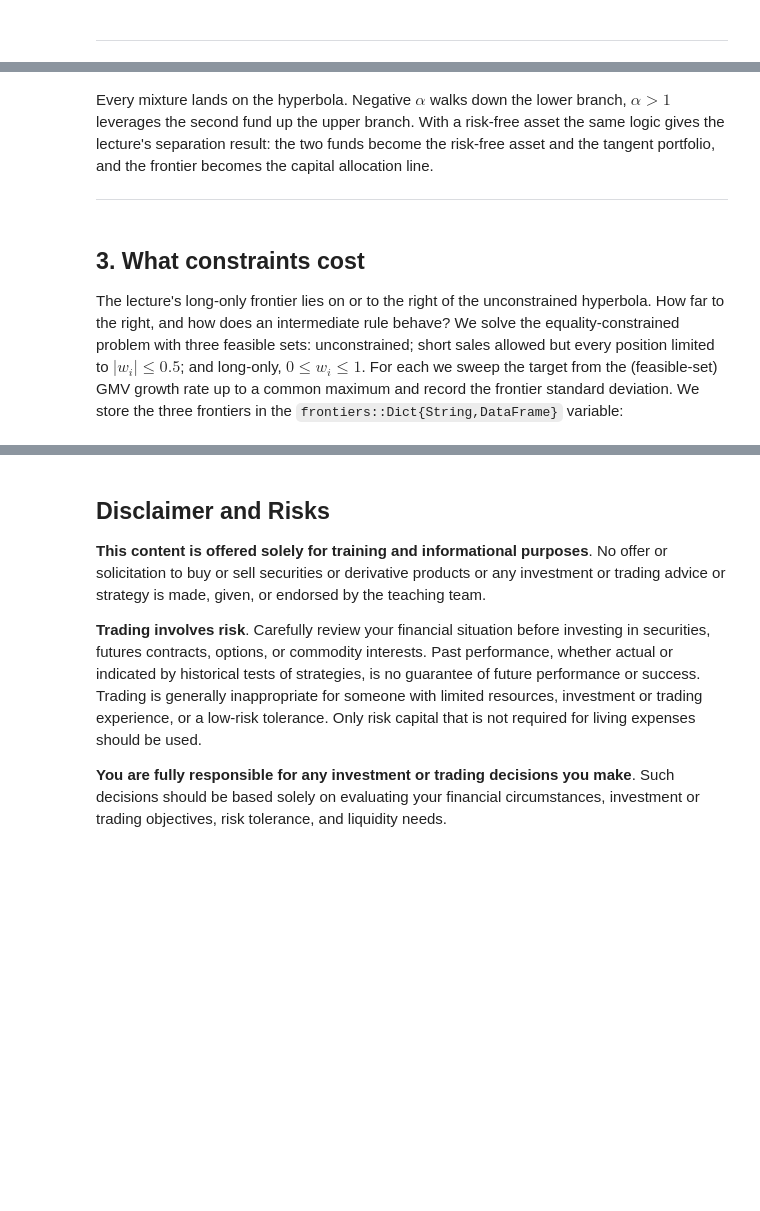
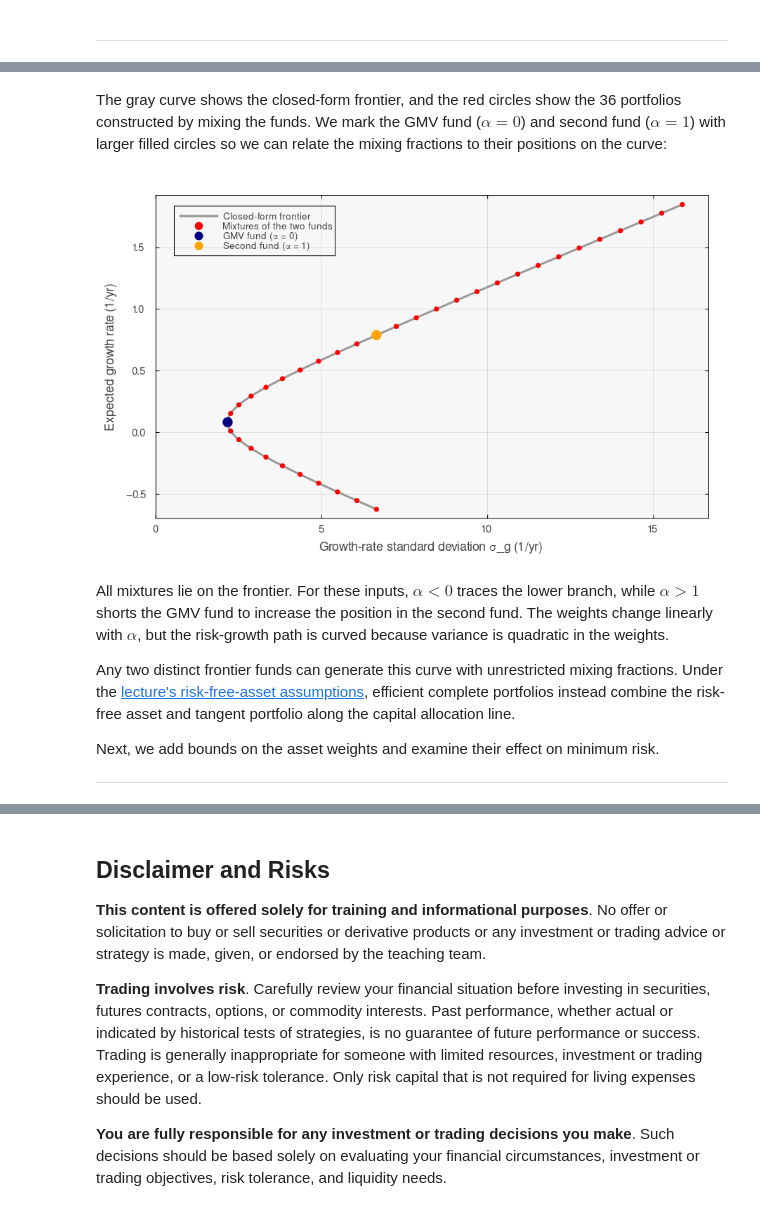
Before and after one commit to varnerlab/CHEME-5660-CourseRepository-Fall-2026, a Jupyter notebook: lectures/week-5/L5b/advanced/frontier-geometry/CHEME-5660-L5b-Advanced-FrontierGeometry-Fall-2026.ipynb, the cells around one changed output, grey strips where cells are left out. Saved outputs shown, nothing was run; the diff lists cells and outputs as text; code cells hidden in the pictures; blank space fills up the shorter version.

```diff
--- a/lectures/week-5/L5b/advanced/frontier-geometry/CHEME-5660-L5b-Advanced-FrontierGeometry-Fall-2026.ipynb
+++ b/lectures/week-5/L5b/advanced/frontier-geometry/CHEME-5660-L5b-Advanced-FrontierGeometry-Fall-2026.ipynb
@@ -166,0 +507,5 @@ end
+# %%
+# Normalize the two directions computed in Task 1 -
+w_GMV = frontier_parameters.x/a; # first fund's asset weights (dimensionless)
+@assert !iszero(b) # required to normalize the second direction
+w_D = frontier_parameters.y/b; # second fund's asset weights (dimensionless)
@@ -167,7 +626,58 @@ end
+# %%
+# Construct the asset weights for each fund mixture -
+α_values = collect(range(-1.0, stop = 2.5, length = 36)); # second-fund fractions
+mixture_weights = [(1-α)*w_GMV + α*w_D for α ∈ α_values];
+
+# Calculate each mixture's expected growth and standard deviation -
+g_mix = [ĝ'*w for w ∈ mixture_weights]; # expected growth rates (1/yr)
+σ_mix = [sqrt(w'*Σ̂_g*w) for w ∈ mixture_weights]; # standard deviations (1/yr)
+
+# Trace the closed-form curve across the full mixture range, through the GMV -
+g_mix_curve = vcat(
+    range(minimum(g_mix), stop = g_GMV, length = 151),
+    range(g_GMV, stop = maximum(g_mix), length = 151),
+);
+σ_mix_curve = sqrt.(frontier_variance.(g_mix_curve, Ref(frontier_parameters))); # 1/yr
+# %% [markdown]
+The gray curve shows the closed-form frontier, and the red circles show the
+36 portfolios constructed by mixing the funds. We mark the GMV fund
+($\alpha=0$) and second fund ($\alpha=1$) with larger filled circles so we can
+relate the mixing fractions to their positions on the curve:
+# %%
+let
+    # Compare the fund mixtures with the closed-form frontier -
+    p = plot(σ_mix_curve, g_mix_curve, c = :gray60, lw = 3,
+        label = "Closed-form frontier");
+    scatter!(p, σ_mix, g_mix, ms = 4, c = :red, msc = :red, marker = :circle,
+        label = "Mixtures of the two funds");
+
+    # Identify the two funds used to construct the mixtures -
+    scatter!(p, [σ_GMV], [g_GMV], ms = 8, c = :navy, msc = :navy, marker = :circle,
+        label = "GMV fund (α = 0)");
+    scatter!(p, [sqrt(w_D'*Σ̂_g*w_D)], [ĝ'*w_D], ms = 8,
+        c = :orange, msc = :orange, marker = :circle,
+        label = "Second fund (α = 1)");
+
+    # Keep the complete mixture range visible -
+    σ_plot_max = 1.05*maximum(vcat(σ_mix_curve, σ_mix));
+    plot!(p, xlabel = "Growth-rate standard deviation σ_g (1/yr)",
+        ylabel = "Expected growth rate (1/yr)", xlims = (0, σ_plot_max),
+        size = (900, 550), legend = :topleft, legendfontsize = 9,
+        guidefontsize = 12, tickfontsize = 10, margin = 5Plots.mm)
+end
+# %% [output]
+[figure, added]
 # %% [markdown]
-Every mixture lands on the hyperbola. Negative $\alpha$ walks down the lower branch, $\alpha>1$ leverages the second fund up the upper branch. With a risk-free asset the same logic gives the lecture's separation result: the two funds become the risk-free asset and the tangent portfolio, and the frontier becomes the capital allocation line.
+All mixtures lie on the frontier. For these inputs, $\alpha<0$ traces the lower
+branch, while $\alpha>1$ shorts the GMV fund to increase the position in the second
+fund. The weights change linearly with $\alpha$, but the risk-growth path is curved
+because variance is quadratic in the weights.
+
+Any two distinct frontier funds can generate this curve with unrestricted mixing
+fractions. Under the [lecture's risk-free-asset assumptions](../../CHEME-5660-L5b-Lecture-MAGBM-Data-Portfolios-Fall-2026.ipynb),
+efficient complete portfolios instead combine the risk-free asset and tangent
+portfolio along the capital allocation line.
+
+Next, we add bounds on the asset weights and examine their effect on minimum risk.
 
 ___
-# %% [markdown]
-## 3. What constraints cost
-The lecture's long-only frontier lies on or to the right of the unconstrained hyperbola. How far to the right, and how does an intermediate rule behave? We solve the equality-constrained problem with three feasible sets: unconstrained; short sales allowed but every position limited to $|w_{i}|\leq0.5$; and long-only, $0\leq w_{i}\leq1$. For each we sweep the target from the (feasible-set) GMV growth rate up to a common maximum and record the frontier standard deviation. We store the three frontiers in the `frontiers::Dict{String,DataFrame}` variable:
```
Also changed, not shown: parts of 69 cells of this notebook, 17 other files.
